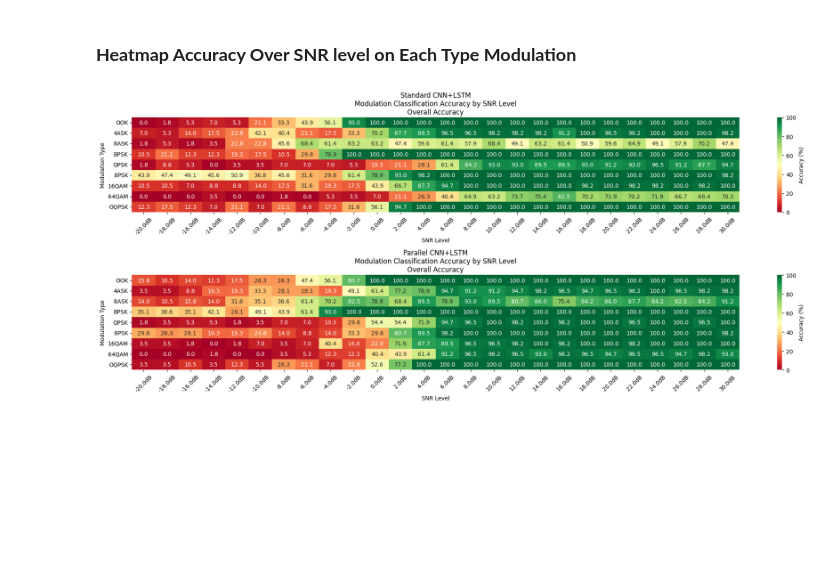
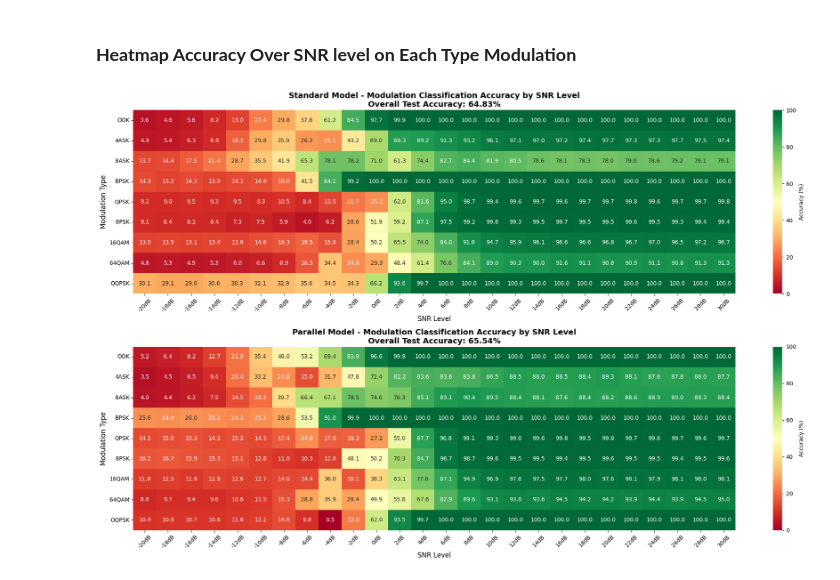
Before and after one commit to pcn208/AMC_Repository, a Jupyter notebook: home_notebook/Compare_Model.ipynb, the cells around one changed output. Drawn from its saved outputs; the diff is of its cells as text; code cells hidden in the pictures; blank space fills up the shorter version.

Commit message:
fixed model and all the result plot

```diff
--- a/home_notebook/Compare_Model.ipynb
+++ b/home_notebook/Compare_Model.ipynb
@@ -53,7 +53,7 @@ patience = 25
 # TEST_RATIO = 0.1
 
 nf_train = int(BATCH_SIZE * 0.7)
-nf_valid = int(BATCH_SIZE * 0.3)
+nf_valid = int(BATCH_SIZE * 0.15)
 nf_test  = BATCH_SIZE - nf_train - nf_valid
 
 print("📋 Training Parameters:")
@@ -73,8 +73,8 @@ def dataset_split(data,
                   mode,
                   target_snrs,
                   train_proportion=0.7, # training 70 %
-                  valid_proportion=0.3, # validation 20 %
-                  test_proportion=0.0, # testing 10 %
+                  valid_proportion=0.15, # validation 15 %
+                  test_proportion=0.15, # testing 15 %
                   seed=48):
     np.random.seed(seed)
     X_output = []
@@ -419,6 +419,7 @@ scaler_standard = GradScaler()
 print("\n📂 Loading datasets...")
 train_dataset = RadioMLIQDataset('train', use_fft=False)
 valid_dataset = RadioMLIQDataset('valid', use_fft=False)
+test_dataset = RadioMLIQDataset('test', use_fft=False)
 
 train_loader = DataLoader(
     train_dataset, batch_size=BATCH_SIZE, shuffle=True,
@@ -430,8 +431,14 @@ valid_loader = DataLoader(
     pin_memory=True, num_workers=0, persistent_workers=False
 )
 
+test_loader = DataLoader(
+    test_dataset, batch_size=BATCH_SIZE, shuffle=False,
+    pin_memory=True, num_workers=0, persistent_workers=False
+)
+
 print(f"Train dataset size: {len(train_dataset)}")
 print(f"Validation dataset size: {len(valid_dataset)}")
+print(f"test dataset size: {len(test_dataset)}")
 # %% [output]
 📂 Loading datasets...
 🔧 Signals will be reshaped to (32, 32) for sequence length 1024
@@ -738,11 +898,21 @@ Text(50.722222222222214, 0.5, 'Actual')
 # %%
 # --- Per-Modulation Accuracy Heatmap for 2 Models ---
 def plot_modulation_snr_accuracy_heatmap_comparison(model1, model2, model1_name, model2_name, dataloader, device, target_modulations):
+    """
+    Plot accuracy heatmaps comparing two models across modulations and SNR levels
+
+    Args:
+        model1, model2: PyTorch models to compare
+        model1_name, model2_name: Names for the models
+        dataloader: DataLoader containing test data
+        device: Device to run inference on
+        target_modulations: List of modulation names
+    """
 
     models = {model1_name: model1, model2_name: model2}
 
     # Create figure with 2 subplots
-    fig, axes = plt.subplots(2, 1, figsize=(20, 8))
+    fig, axes = plt.subplots(2, 1, figsize=(20, 12))
 
     for idx, (model_name, model) in enumerate(models.items()):
         model.eval()
@@ -751,70 +921,106 @@ def plot_modulation_snr_accuracy_heatmap_comparison(model1, model2, model1_name,
         all_snrs = []
 
         with torch.no_grad():
-            for i_inputs, q_inputs, labels, snrs in dataloader:
-                i_inputs, q_inputs = i_inputs.to(device), q_inputs.to(device)
-                labels = labels.to(device)
+            for batch in dataloader:
+                # Handle different dataloader formats
+                if len(batch) == 4:  # (i_inputs, q_inputs, labels, snrs)
+                    i_inputs, q_inputs, labels, snrs = batch
+                    i_inputs, q_inputs = i_inputs.to(device), q_inputs.to(device)
+                    labels = labels.to(device)
 
-                outputs = model(i_inputs, q_inputs)
+                    # Combine I/Q inputs if model expects single input
+                    if hasattr(model, 'forward'):
+                        # Try to determine model input format
+                        try:
+                            outputs = model(i_inputs, q_inputs)  # Two separate inputs
+                        except:
+                            # Concatenate I and Q channels
+                            combined_inputs = torch.cat([i_inputs.unsqueeze(1), q_inputs.unsqueeze(1)], dim=1)
+                            outputs = model(combined_inputs)  # Single combined input
+                    else:
+                        combined_inputs = torch.cat([i_inputs.unsqueeze(1), q_inputs.unsqueeze(1)], dim=1)
+                        outputs = model(combined_inputs)
+
+                elif len(batch) == 3:  # (data, labels, snrs)
+                    data, labels, snrs = batch
+                    data = data.to(device)
+                    labels = labels.to(device)
+                    outputs = model(data)
+
+                elif len(batch) == 2:  # (data, labels) - need to extract SNR from dataset
+                    data, labels = batch
+                    data = data.to(device)
+                    labels = labels.to(device)
+                    outputs = model(data)
+                    # SNRs need to be extracted differently - this is a limitation
+                    snrs = torch.zeros(len(labels))  # Placeholder - you'll need to modify this
+                    print("⚠️ Warning: SNR information not available in dataloader")
+
                 _, predicted = torch.max(outputs, 1)
 
                 all_predictions.extend(predicted.cpu().numpy())
                 all_true_labels.extend(labels.cpu().numpy())
-                all_snrs.extend(snrs.numpy())
+                all_snrs.extend(snrs.numpy() if hasattr(snrs, 'numpy') else snrs)
 
+        # Create DataFrame for analysis
         predictions_df = pd.DataFrame({
             'true_label': all_true_labels,
             'predicted_label': all_predictions,
             'snr': all_snrs
         })
 
+        # Get unique SNR values and sort them
         unique_snrs = sorted(predictions_df['snr'].unique())
         accuracy_matrix = np.zeros((len(target_modulations), len(unique_snrs)))
 
+        # Calculate accuracy for each modulation at each SNR
         for i, mod in enumerate(target_modulations):
             for j, snr in enumerate(unique_snrs):
                 subset = predictions_df[(predictions_df['true_label'] == i) & (predictions_df['snr'] == snr)]
                 if len(subset) > 0:
                     accuracy = (subset['true_label'] == subset['predicted_label']).mean()
                     accuracy_matrix[i, j] = accuracy * 100
+                else:
+                    accuracy_matrix[i, j] = 0  # No samples for this combination
 
         # Calculate overall accuracy for title
         overall_accuracy = (np.array(all_true_labels) == np.array(all_predictions)).mean() * 100
 
         # Create heatmap for current model
         sns.heatmap(accuracy_matrix,
-                    xticklabels=[f'{snr}dB' for snr in unique_snrs],
+                    xticklabels=[f'{int(snr)}dB' for snr in unique_snrs],
                     yticklabels=target_modulations,
                     annot=True,
                     fmt='.1f',
                     cmap='RdYlGn',
                     vmin=0,
                     vmax=100,
                     cbar_kws={'label': 'Accuracy (%)'},
                     ax=axes[idx])
 
-        axes[idx].set_title(f'{model_name} CNN+LSTM\nModulation Classification Accuracy by SNR Level\nOverall Accuracy')
-        axes[idx].set_xlabel('SNR Level')
-        axes[idx].set_ylabel('Modulation Type')
+        axes[idx].set_title(f'{model_name} Model - Modulation Classification Accuracy by SNR Level\n'
+                           f'Overall Test Accuracy: {overall_accuracy:.2f}%',
+                           fontsize=14, fontweight='bold')
+        axes[idx].set_xlabel('SNR Level', fontsize=12)
+        axes[idx].set_ylabel('Modulation Type', fontsize=12)
         axes[idx].tick_params(axis='x', rotation=45)
         axes[idx].tick_params(axis='y', rotation=0)
 
     plt.tight_layout()
     plt.savefig('modulation_snr_accuracy_heatmap_comparison.png', dpi=300, bbox_inches='tight')
     plt.show()
 
-# Call the function with your 2 models
 plot_modulation_snr_accuracy_heatmap_comparison(
     model_standard,
     model_parallel,
     'Standard',
     'Parallel',
-    valid_loader,
+    test_loader,
     device,
     TARGET_MODULATIONS
 )
 # %% [output]
-[figure, old version]
+[figure, new version]
 # %%
 # --- Per-Modulation Accuracy Line Plot for 2 Models ---
 def plot_modulation_snr_accuracy_lines_comparison(model1, model2, model1_name, model2_name, dataloader, device, target_modulations):
```
Also changed, not shown: parts of 12 cells of this notebook, 4 other files.
